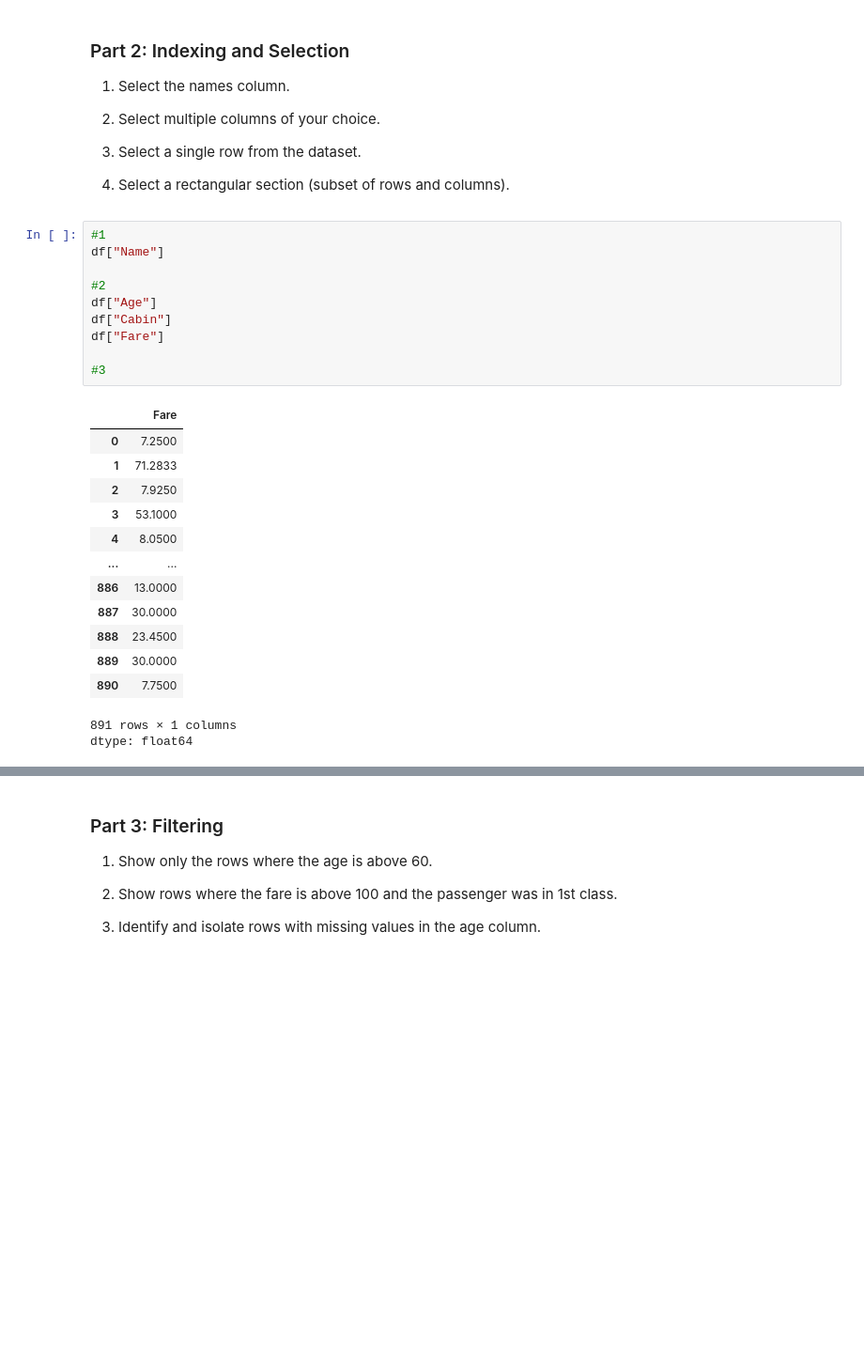
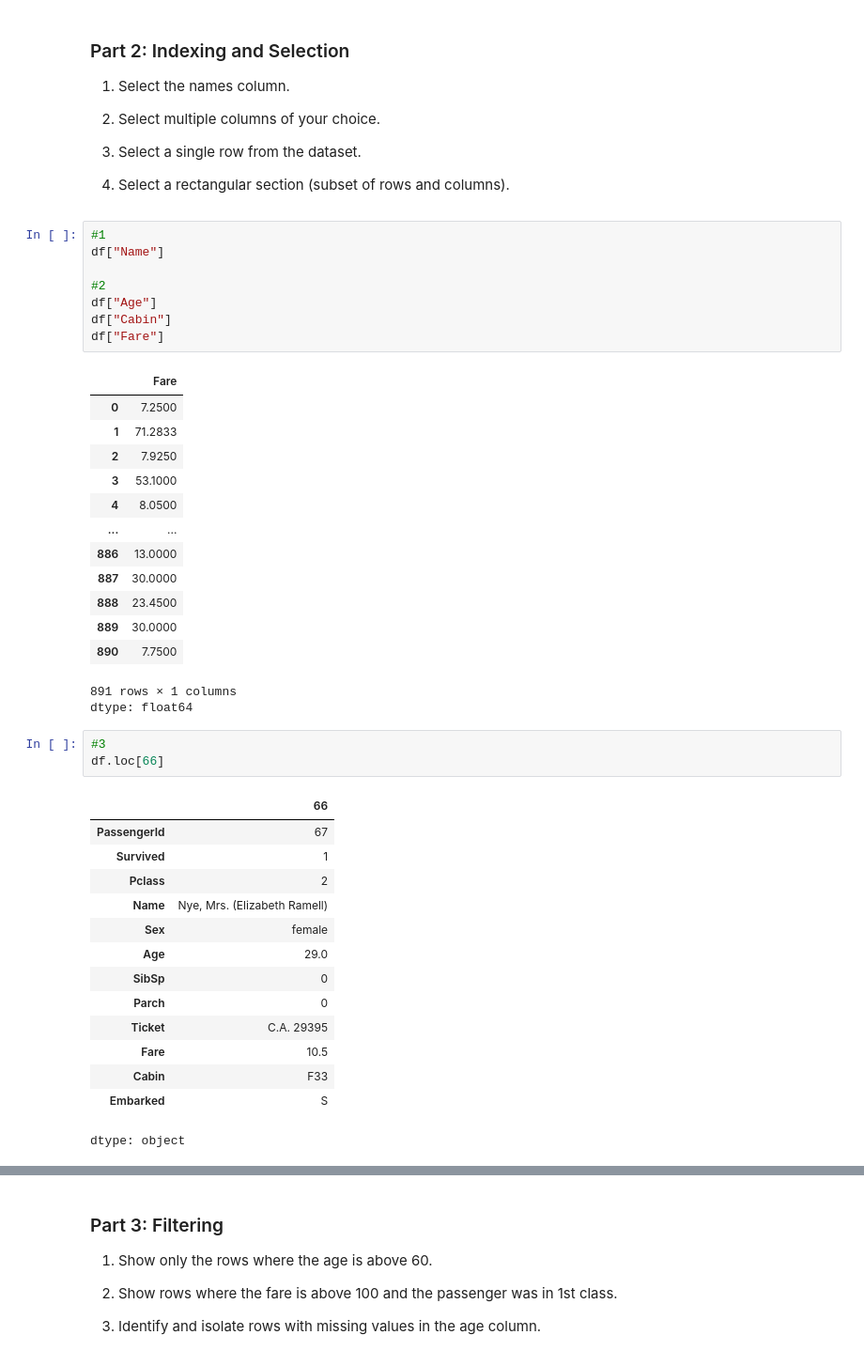
Before and after one commit to zlwym/IAT461-lab01-introduction, a Jupyter notebook: LabTask01.ipynb, the cells around one changed output, grey strips where cells are left out. Shown at 94% size. Drawn from its saved outputs; the diff is of its cells as text; blank space fills up the shorter version.

```diff
--- a/LabTask01.ipynb
+++ b/LabTask01.ipynb
@@ -105,8 +105,6 @@ df["Name"]
 df["Age"]
 df["Cabin"]
 df["Fare"]
-
-#3
 # %% [output]
 |  | Fare |
 | 0 | 7.2500 |
@@ -122,3 +120,21 @@ df["Fare"]
 | 890 | 7.7500 |
 891 rows × 1 columns
 dtype: float64
+# %%
+#3
+df.loc[66]
+# %% [output]
+|  | 66 |
+| PassengerId | 67 |
+| Survived | 1 |
+| Pclass | 2 |
+| Name | Nye, Mrs. (Elizabeth Ramell) |
+| Sex | female |
+| Age | 29.0 |
+| SibSp | 0 |
+| Parch | 0 |
+| Ticket | C.A. 29395 |
+| Fare | 10.5 |
+| Cabin | F33 |
+| Embarked | S |
+dtype: object
```
Also changed, not shown: parts of 1 cell of this notebook.
